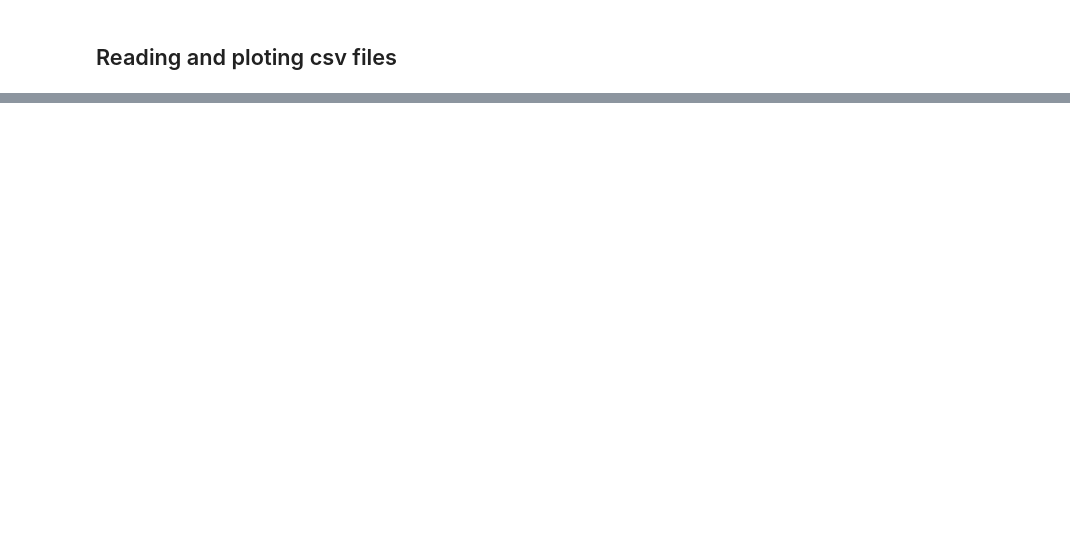
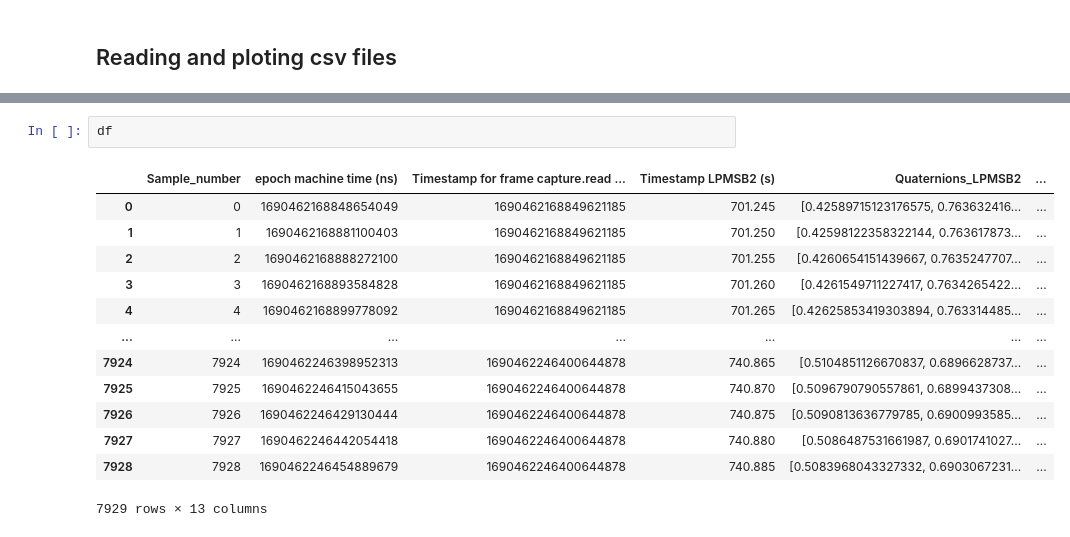
Before and after one commit to mxochicale/sentient, a Jupyter notebook: scripts/data_analysis/analysis_of_data_from_multiple-files.ipynb, the cells around one changed output, grey strips where cells are left out. Cells and saved outputs as stored; diff of their text form; blank space fills up the shorter version.

```diff
--- a/scripts/data_analysis/analysis_of_data_from_multiple-files.ipynb
+++ b/scripts/data_analysis/analysis_of_data_from_multiple-files.ipynb
@@ -534,0 +194,16 @@ plt.show()
+# %%
+df
+# %% [output]
+|  | Sample_number | epoch machine time (ns) | Timestamp for frame capture.read ... | Timestamp LPMSB2 (s) | Quaternions_LPMSB2 | ... |
+| 0 | 0 | 1690462168848654049 | 1690462168849621185 | 701.245 | [0.42589715123176575, 0.763632416... | ... |
+| 1 | 1 | 1690462168881100403 | 1690462168849621185 | 701.250 | [0.42598122358322144, 0.763617873... | ... |
+| 2 | 2 | 1690462168888272100 | 1690462168849621185 | 701.255 | [0.4260654151439667, 0.7635247707... | ... |
+| 3 | 3 | 1690462168893584828 | 1690462168849621185 | 701.260 | [0.4261549711227417, 0.7634265422... | ... |
+| 4 | 4 | 1690462168899778092 | 1690462168849621185 | 701.265 | [0.42625853419303894, 0.763314485... | ... |
+| ... | ... | ... | ... | ... | ... | ... |
+| 7924 | 7924 | 1690462246398952313 | 1690462246400644878 | 740.865 | [0.5104851126670837, 0.6896628737... | ... |
+| 7925 | 7925 | 1690462246415043655 | 1690462246400644878 | 740.870 | [0.5096790790557861, 0.6899437308... | ... |
+| 7926 | 7926 | 1690462246429130444 | 1690462246400644878 | 740.875 | [0.5090813636779785, 0.6900993585... | ... |
+| 7927 | 7927 | 1690462246442054418 | 1690462246400644878 | 740.880 | [0.5086487531661987, 0.6901741027... | ... |
+| 7928 | 7928 | 1690462246454889679 | 1690462246400644878 | 740.885 | [0.5083968043327332, 0.6903067231... | ... |
+7929 rows × 13 columns
```
Also changed, not shown: parts of 10 cells of this notebook, 4 other files.
